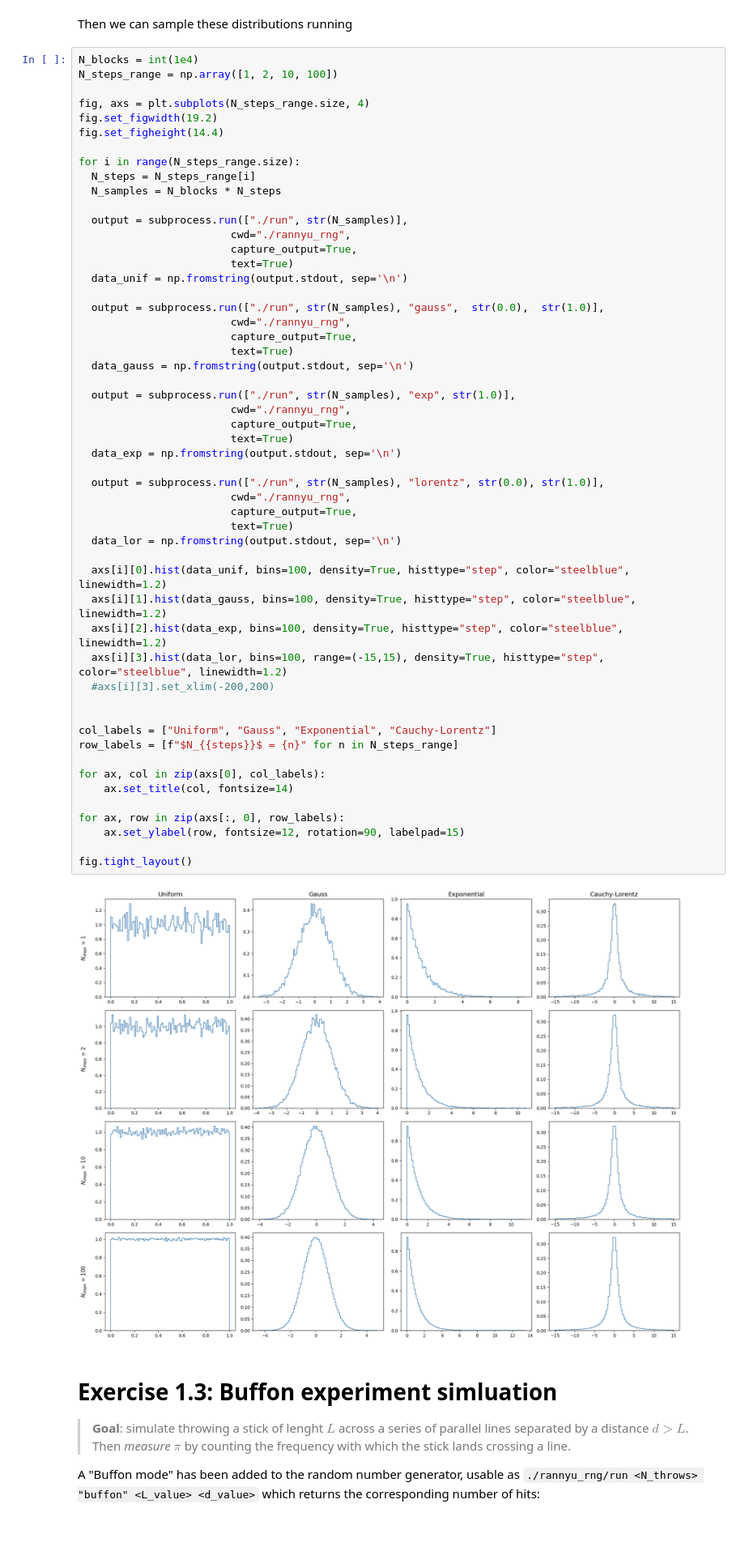
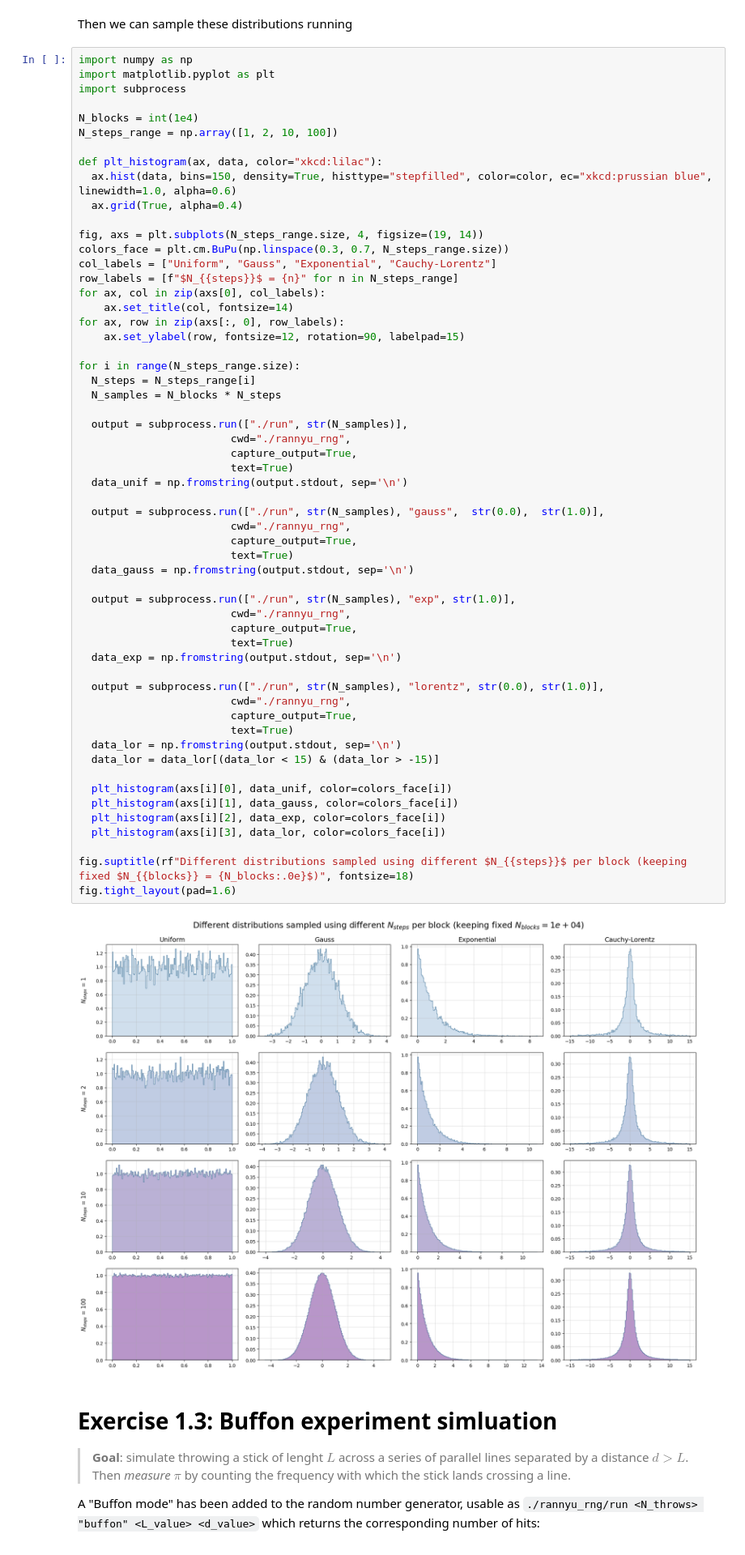
Before and after one commit to daaario/numerical_simulation_laboratory, a Jupyter notebook: 01_mc_integrals_and_buffon.ipynb, the cells around one changed output. Shown at 81% size. Saved outputs shown, nothing was run; the diff lists cells and outputs as text.

```diff
--- a/01_mc_integrals_and_buffon.ipynb
+++ b/01_mc_integrals_and_buffon.ipynb
@@ -385,60 +409,64 @@ double Random::cauchy_lorentz(double mean, double gamma) {
 # %% [markdown]
 Then we can sample these distributions running
 # %%
+import numpy as np
+import matplotlib.pyplot as plt
+import subprocess
+
 N_blocks = int(1e4)
 N_steps_range = np.array([1, 2, 10, 100])
 
-fig, axs = plt.subplots(N_steps_range.size, 4)
-fig.set_figwidth(19.2)
-fig.set_figheight(14.4)
+def plt_histogram(ax, data, color="xkcd:lilac"):
+  ax.hist(data, bins=150, density=True, histtype="stepfilled", color=color, ec="xkcd:prussian blue", linewidth=1.0, alpha=0.6)
+  ax.grid(True, alpha=0.4)
+
+fig, axs = plt.subplots(N_steps_range.size, 4, figsize=(19, 14))
+colors_face = plt.cm.BuPu(np.linspace(0.3, 0.7, N_steps_range.size))
+col_labels = ["Uniform", "Gauss", "Exponential", "Cauchy-Lorentz"]
+row_labels = [f"$N_{{steps}}$ = {n}" for n in N_steps_range]
+for ax, col in zip(axs[0], col_labels):
+    ax.set_title(col, fontsize=14)
+for ax, row in zip(axs[:, 0], row_labels):
+    ax.set_ylabel(row, fontsize=12, rotation=90, labelpad=15)
 
 for i in range(N_steps_range.size):
   N_steps = N_steps_range[i]
   N_samples = N_blocks * N_steps
 
   output = subprocess.run(["./run", str(N_samples)],
                         cwd="./rannyu_rng",
                         capture_output=True,
                         text=True)
   data_unif = np.fromstring(output.stdout, sep='\n')
 
   output = subprocess.run(["./run", str(N_samples), "gauss",  str(0.0),  str(1.0)],
                         cwd="./rannyu_rng",
                         capture_output=True,
                         text=True)
   data_gauss = np.fromstring(output.stdout, sep='\n')
 
   output = subprocess.run(["./run", str(N_samples), "exp", str(1.0)],
                         cwd="./rannyu_rng",
                         capture_output=True,
                         text=True)
   data_exp = np.fromstring(output.stdout, sep='\n')
 
   output = subprocess.run(["./run", str(N_samples), "lorentz", str(0.0), str(1.0)],
                         cwd="./rannyu_rng",
                         capture_output=True,
                         text=True)
   data_lor = np.fromstring(output.stdout, sep='\n')
+  data_lor = data_lor[(data_lor < 15) & (data_lor > -15)]
 
-  axs[i][0].hist(data_unif, bins=100, density=True, histtype="step", color="steelblue", linewidth=1.2)
-  axs[i][1].hist(data_gauss, bins=100, density=True, histtype="step", color="steelblue", linewidth=1.2)
-  axs[i][2].hist(data_exp, bins=100, density=True, histtype="step", color="steelblue", linewidth=1.2)
-  axs[i][3].hist(data_lor, bins=100, range=(-15,15), density=True, histtype="step", color="steelblue", linewidth=1.2)
-  #axs[i][3].set_xlim(-200,200)
+  plt_histogram(axs[i][0], data_unif, color=colors_face[i])
+  plt_histogram(axs[i][1], data_gauss, color=colors_face[i])
+  plt_histogram(axs[i][2], data_exp, color=colors_face[i])
+  plt_histogram(axs[i][3], data_lor, color=colors_face[i])
 
-
-col_labels = ["Uniform", "Gauss", "Exponential", "Cauchy-Lorentz"]
-row_labels = [f"$N_{{steps}}$ = {n}" for n in N_steps_range]
-
-for ax, col in zip(axs[0], col_labels):
-    ax.set_title(col, fontsize=14)
-
-for ax, row in zip(axs[:, 0], row_labels):
-    ax.set_ylabel(row, fontsize=12, rotation=90, labelpad=15)
-
-fig.tight_layout()
+fig.suptitle(rf"Different distributions sampled using different $N_{{steps}}$ per block (keeping fixed $N_{{blocks}} = {N_blocks:.0e}$)", fontsize=18)
+fig.tight_layout(pad=1.6)
 # %% [output]
-[figure, old version]
+[figure, new version]
 # %% [markdown]
 # Exercise 1.3: Buffon experiment simluation
 > **Goal**: simulate throwing a stick of lenght $L$ across a series of parallel lines separated by a distance $d>L$. Then *measure* $\pi$ by counting the frequency with which the stick lands crossing a line.
```
Also changed, not shown: parts of 5 cells of this notebook, 10 other files.
